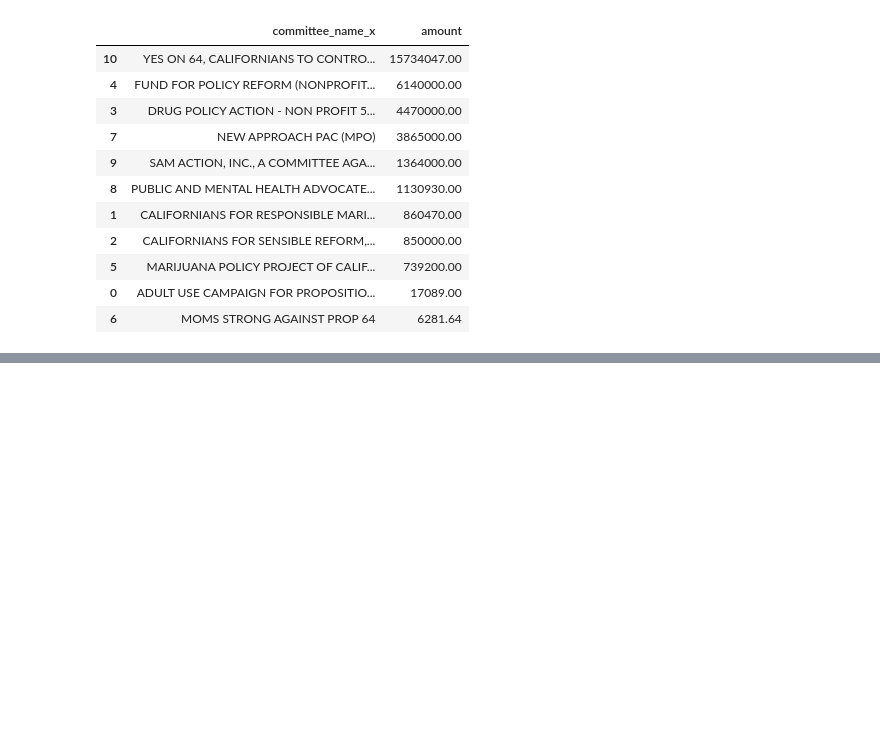
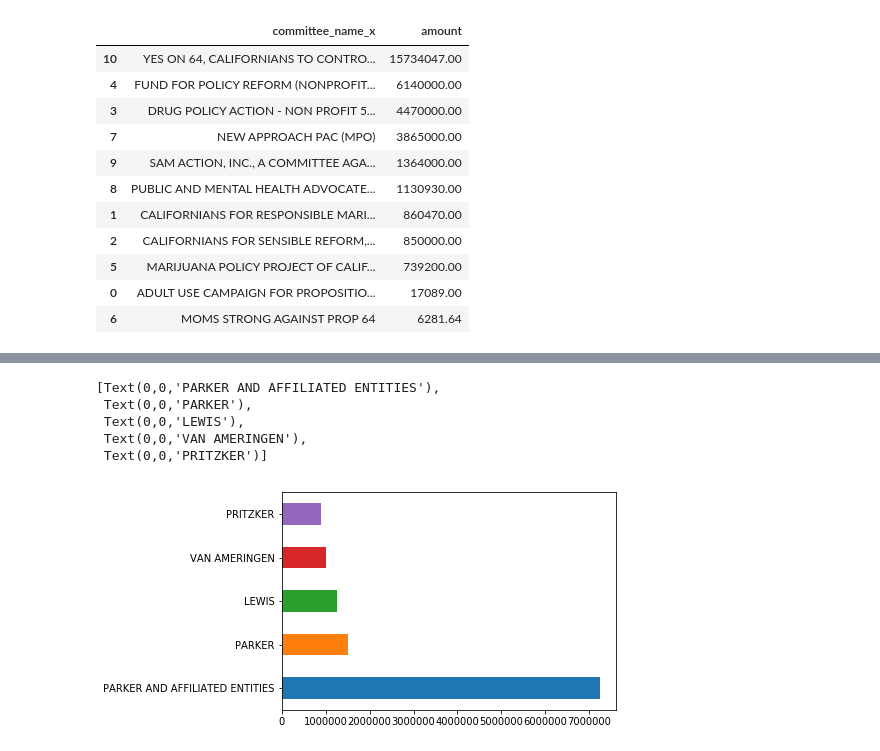
Before and after one commit to naterattner/first-python-notebook, a Jupyter notebook: prop-64-analysis.ipynb, the cells around one changed output, grey strips where cells are left out. Saved outputs shown, nothing was run; the diff lists cells and outputs as text; code cells hidden in the pictures; blank space fills up the shorter version.

Commit message:
added charts

```diff
--- a/prop-64-analysis.ipynb
+++ b/prop-64-analysis.ipynb
@@ -265,4 +267,4 @@ merged.groupby("committee_name_x").amount.sum().reset_index().sort_values("amoun
 | 0 | ADULT USE CAMPAIGN FOR PROPOSITIO... | 17089.00 |
 | 6 | MOMS STRONG AGAINST PROP 64 | 6281.64 |
 # %%
-merged.groupby(["contributor_firstname","contributor_lastname", "committee_position"]).amount.sum().reset_index().sort_values("amount", ascending=False)
+top_supporters = merged.groupby(["contributor_firstname","contributor_lastname", "committee_position"]).amount.sum().reset_index().sort_values("amount", ascending=False)
@@ -287,0 +285,10 @@ merged.groupby(["contributor_firstname","contributor_lastname", "committee_posit
+# %%
+chart = top_supporters.head(5).amount.plot.barh()
+chart.set_yticklabels(top_supporters.contributor_lastname)
+# %% [output]
+[Text(0,0,'PARKER AND AFFILIATED ENTITIES'),
+ Text(0,0,'PARKER'),
+ Text(0,0,'LEWIS'),
+ Text(0,0,'VAN AMERINGEN'),
+ Text(0,0,'PRITZKER')]
+[figure, added]
```
Also changed, not shown: parts of 5 cells of this notebook.
